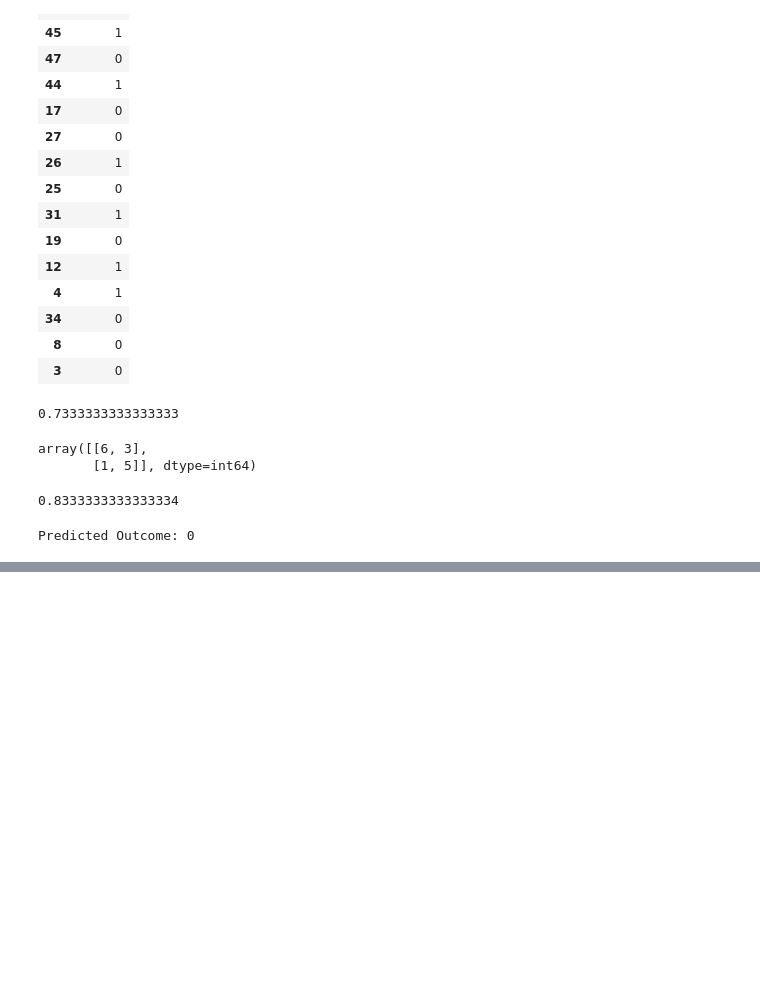
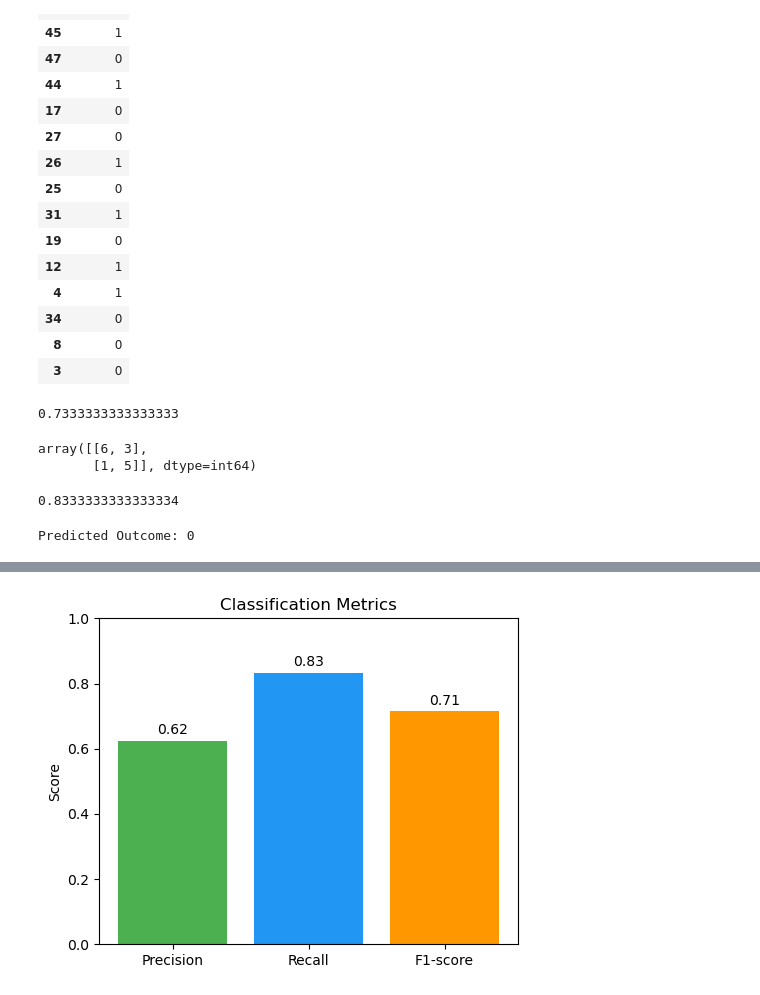
Before and after one commit to shilpakc927/Machine-learning.project2, a Jupyter notebook: ml project2.ipynb, the cells around one changed output, grey strips where cells are left out. Saved outputs shown, nothing was run; the diff lists cells and outputs as text; code cells hidden in the pictures; blank space fills up the shorter version.

```diff
--- a/ml project2.ipynb
+++ b/ml project2.ipynb
@@ -188,0 +205,21 @@ Model saved!
+# %%
+import matplotlib.pyplot as plt
+
+# Assume precision, recall, and f1 are already computed
+metrics = [precision, recall, f1]
+metric_names = ["Precision", "Recall", "F1-score"]
+
+plt.figure(figsize=(5,4))
+bars = plt.bar(metric_names, metrics, color=["#4CAF50", "#2196F3", "#FF9800"])
+plt.ylim(0,1)
+plt.title("Classification Metrics")
+plt.ylabel("Score")
+
+for bar in bars:
+    height = bar.get_height()
+    plt.text(bar.get_x() + bar.get_width()/2, height + 0.02, f"{height:.2f}", ha="center")
+
+plt.tight_layout()
+plt.show()
+# %% [output]
+[figure, added]
```
Also changed, not shown: parts of 5 cells of this notebook, 2 other files.
